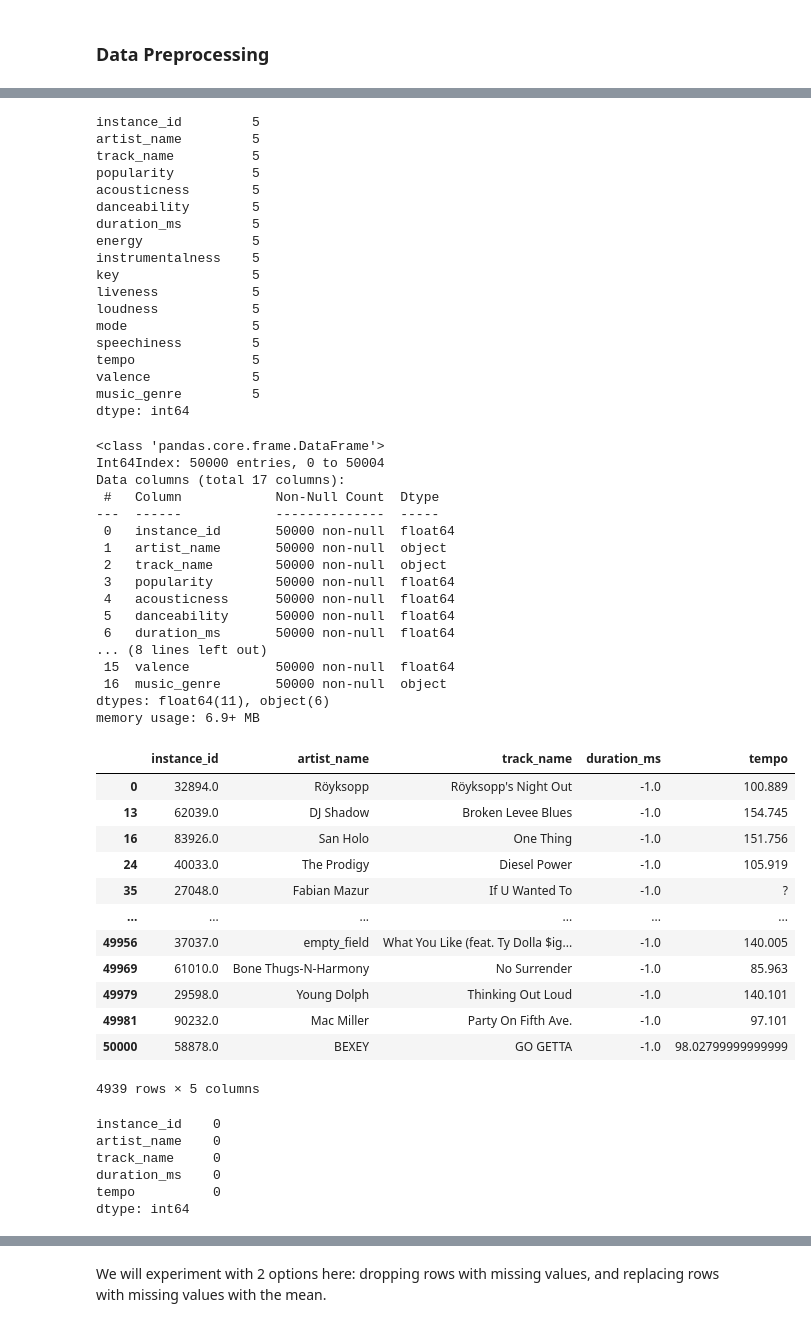
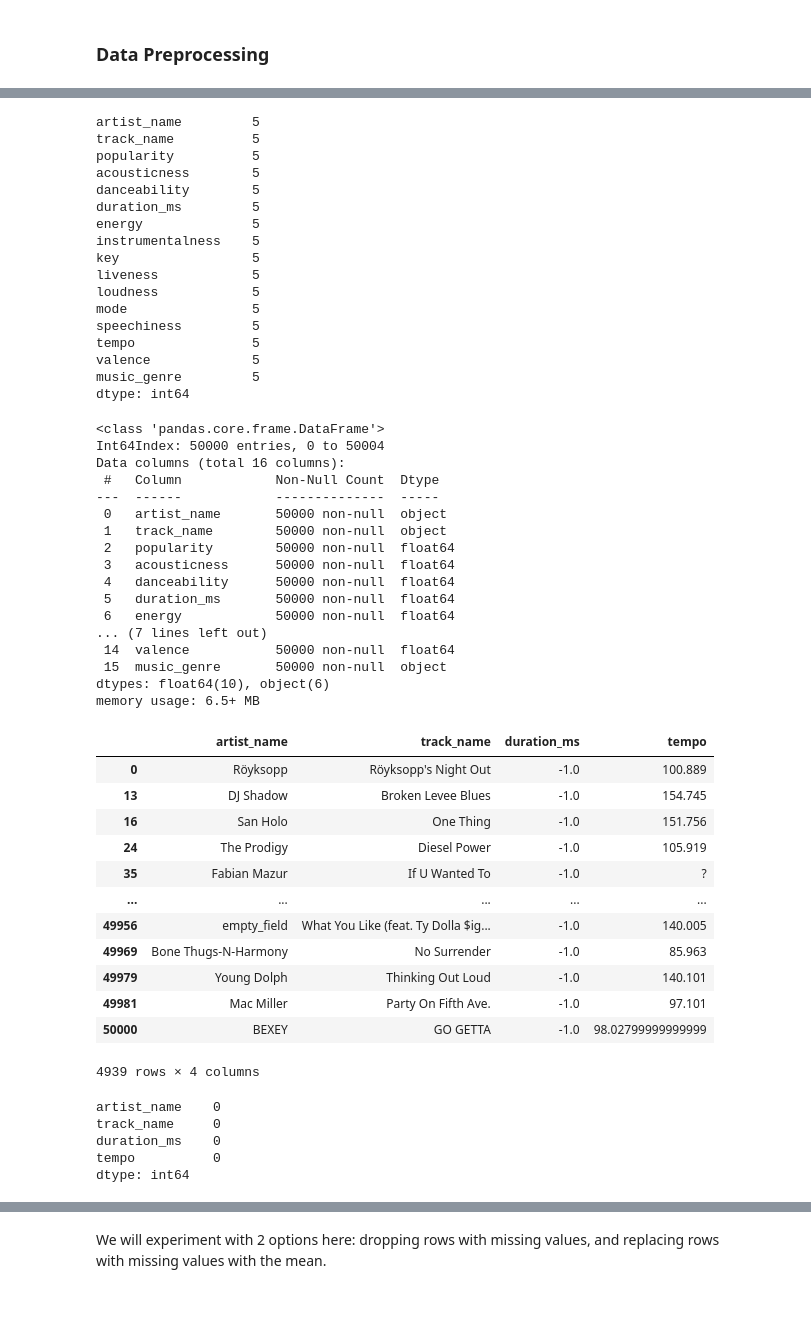
Before and after one commit to alarsen123/music-genre-classification, a Jupyter notebook: MLP2/analysis/analysis.ipynb, the cells around one changed output, grey strips where cells are left out. Drawn from its saved outputs; the diff is of its cells as text; code cells hidden in the pictures.

```diff
--- a/MLP2/analysis/analysis.ipynb
+++ b/MLP2/analysis/analysis.ipynb
@@ -325,7 +324,7 @@ df.tail()
 | 50003 | 57944.0 | The-Dream | Shawty Is Da Shit | 65.0 | 0.08310 | 0.782 | 262773.0 | 0.472 | ... |
 | 50004 | 63470.0 | Naughty By Nature | Hip Hop Hooray | 67.0 | 0.10200 | 0.862 | 267267.0 | 0.642 | ... |
 # %%
-df = df.drop(columns='obtained_date')
+df = df.drop(columns=['obtained_date','instance_id'])
 # %%
 df.describe()
 # %% [output]
@@ -342,7 +341,6 @@ df.describe()
 # Find null data
 print(df.isnull().sum())
 # %% [output]
-instance_id         5
 artist_name         5
 track_name          5
 popularity          5
@@ -368,38 +366,38 @@ df.info()
 # %% [output]
 <class 'pandas.core.frame.DataFrame'>
 Int64Index: 50000 entries, 0 to 50004
-Data columns (total 17 columns):
+Data columns (total 16 columns):
  #   Column            Non-Null Count  Dtype
 ---  ------            --------------  -----
- 0   instance_id       50000 non-null  float64
- 1   artist_name       50000 non-null  object
- 2   track_name        50000 non-null  object
- 3   popularity        50000 non-null  float64
- 4   acousticness      50000 non-null  float64
- 5   danceability      50000 non-null  float64
- 6   duration_ms       50000 non-null  float64
-... (8 lines left out)
- 15  valence           50000 non-null  float64
- 16  music_genre       50000 non-null  object
-dtypes: float64(11), object(6)
-memory usage: 6.9+ MB
+ 0   artist_name       50000 non-null  object
+ 1   track_name        50000 non-null  object
+ 2   popularity        50000 non-null  float64
+ 3   acousticness      50000 non-null  float64
+ 4   danceability      50000 non-null  float64
+ 5   duration_ms       50000 non-null  float64
+ 6   energy            50000 non-null  float64
+... (7 lines left out)
+ 14  valence           50000 non-null  float64
+ 15  music_genre       50000 non-null  object
+dtypes: float64(10), object(6)
+memory usage: 6.5+ MB
 # %%
 # Print tracks with an unknown duration and tempo
-df[df['duration_ms'] < 0][['instance_id', 'artist_name', 'track_name', 'duration_ms', 'tempo']]
+df[df['duration_ms'] < 0][[ 'artist_name', 'track_name', 'duration_ms', 'tempo']]
 # %% [output]
-|  | instance_id | artist_name | track_name | duration_ms | tempo |
-| 0 | 32894.0 | Röyksopp | Röyksopp's Night Out | -1.0 | 100.889 |
-| 13 | 62039.0 | DJ Shadow | Broken Levee Blues | -1.0 | 154.745 |
-| 16 | 83926.0 | San Holo | One Thing | -1.0 | 151.756 |
-| 24 | 40033.0 | The Prodigy | Diesel Power | -1.0 | 105.919 |
-| 35 | 27048.0 | Fabian Mazur | If U Wanted To | -1.0 | ? |
-| ... | ... | ... | ... | ... | ... |
-| 49956 | 37037.0 | empty_field | What You Like (feat. Ty Dolla $ig... | -1.0 | 140.005 |
-| 49969 | 61010.0 | Bone Thugs-N-Harmony | No Surrender | -1.0 | 85.963 |
-| 49979 | 29598.0 | Young Dolph | Thinking Out Loud | -1.0 | 140.101 |
-| 49981 | 90232.0 | Mac Miller | Party On Fifth Ave. | -1.0 | 97.101 |
-| 50000 | 58878.0 | BEXEY | GO GETTA | -1.0 | 98.02799999999999 |
+|  | artist_name | track_name | duration_ms | tempo |
+| 0 | Röyksopp | Röyksopp's Night Out | -1.0 | 100.889 |
+| 13 | DJ Shadow | Broken Levee Blues | -1.0 | 154.745 |
+| 16 | San Holo | One Thing | -1.0 | 151.756 |
+| 24 | The Prodigy | Diesel Power | -1.0 | 105.919 |
+| 35 | Fabian Mazur | If U Wanted To | -1.0 | ? |
+| ... | ... | ... | ... | ... |
+| 49956 | empty_field | What You Like (feat. Ty Dolla $ig... | -1.0 | 140.005 |
+| 49969 | Bone Thugs-N-Harmony | No Surrender | -1.0 | 85.963 |
+| 49979 | Young Dolph | Thinking Out Loud | -1.0 | 140.101 |
+| 49981 | Mac Miller | Party On Fifth Ave. | -1.0 | 97.101 |
+| 50000 | BEXEY | GO GETTA | -1.0 | 98.02799999999999 |
-4939 rows × 5 columns
+4939 rows × 4 columns
 # %%
 # Mark non-numeric values as missing or NaN
 df['duration_ms'] = df['duration_ms'].replace(-1, np.NaN)
@@ -408,9 +406,8 @@ df['duration_ms'] = pd.to_numeric(df['duration_ms'], errors='coerce')
 df['tempo'] = pd.to_numeric(df['tempo'], errors='coerce')
 
 # We expect an empty dataframe here, as the values have been nulled out
-df[df['duration_ms'] < 0][['instance_id', 'artist_name', 'track_name', 'duration_ms', 'tempo']].count()
+df[df['duration_ms'] < 0][['artist_name', 'track_name', 'duration_ms', 'tempo']].count()
 # %% [output]
-instance_id    0
 artist_name    0
 track_name     0
 duration_ms    0
```
Also changed, not shown: parts of 19 cells of this notebook, 16 other files.
